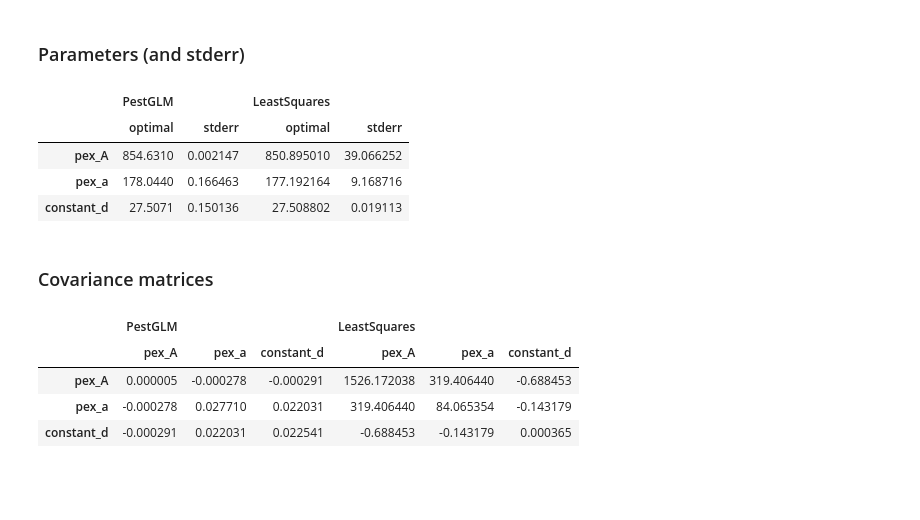
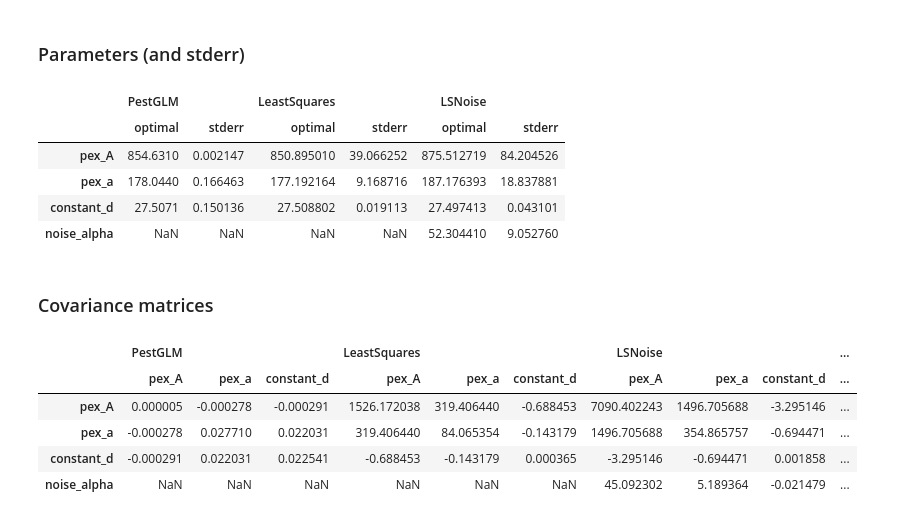
Before and after one commit to pastas/pastas-plugins, a Jupyter notebook: docs/examples/pest_pastas.ipynb, the cells around one changed output. Drawn from its saved outputs; the diff is of its cells as text; code cells hidden in the pictures; blank space fills up the shorter version.

```diff
--- a/docs/examples/pest_pastas.ipynb
+++ b/docs/examples/pest_pastas.ipynb
@@ -100,0 +103,6 @@ constant_d   27.508802   27.902000  True
+# %%
+ml_lsn = ml.copy()
+ml_lsn.name = "LSNoise"
+ml_lsn.add_noisemodel(ps.ArNoiseModel())
+ml_lsn.solve(solver=ps.LeastSquares())
+_ = ml_lsn.plots.results(stderr=True)
@@ -128,20 +156,22 @@ pd.concat([ml.stats.summary(), ml_ls.stats.summary()], axis=1, keys=[ml.name, ml
 # %% [markdown]
 ### Parameters (and stderr)
 # %%
-pd.concat([ml.parameters.loc[:, ["optimal", "stderr"]], ml_ls.parameters.loc[:, ["optimal", "stderr"]]], axis=1, keys=[ml.name, ml_ls.name])
+pd.concat([ml.parameters.loc[:, ["optimal", "stderr"]], ml_ls.parameters.loc[:, ["optimal", "stderr"]], ml_lsn.parameters.loc[:, ["optimal", "stderr"]]], axis=1, keys=[ml.name, ml_ls.name, ml_lsn.name])
 # %% [output]
-|  | PestGLM |  | LeastSquares |  |
-|  | optimal | stderr | optimal | stderr |
-| pex_A | 854.6310 | 0.002147 | 850.895010 | 39.066252 |
-| pex_a | 178.0440 | 0.166463 | 177.192164 | 9.168716 |
-| constant_d | 27.5071 | 0.150136 | 27.508802 | 0.019113 |
+|  | PestGLM |  | LeastSquares |  | LSNoise |  |
+|  | optimal | stderr | optimal | stderr | optimal | stderr |
+| pex_A | 854.6310 | 0.002147 | 850.895010 | 39.066252 | 875.512719 | 84.204526 |
+| pex_a | 178.0440 | 0.166463 | 177.192164 | 9.168716 | 187.176393 | 18.837881 |
+| constant_d | 27.5071 | 0.150136 | 27.508802 | 0.019113 | 27.497413 | 0.043101 |
+| noise_alpha | NaN | NaN | NaN | NaN | 52.304410 | 9.052760 |
 # %% [markdown]
 ### Covariance matrices
 # %%
-pd.concat([ml.solver.pcov, ml_ls.solver.pcov], axis=1, keys=[ml.name, ml_ls.name])
+pd.concat([ml.solver.pcov, ml_ls.solver.pcov, ml_lsn.solver.pcov], axis=1, keys=[ml.name, ml_ls.name, ml_lsn.name])
 # %% [output]
-|  | PestGLM |  |  | LeastSquares |  |  |
-|  | pex_A | pex_a | constant_d | pex_A | pex_a | constant_d |
-| pex_A | 0.000005 | -0.000278 | -0.000291 | 1526.172038 | 319.406440 | -0.688453 |
-| pex_a | -0.000278 | 0.027710 | 0.022031 | 319.406440 | 84.065354 | -0.143179 |
-| constant_d | -0.000291 | 0.022031 | 0.022541 | -0.688453 | -0.143179 | 0.000365 |
+|  | PestGLM |  |  | LeastSquares |  |  | LSNoise |  |  | ... |
+|  | pex_A | pex_a | constant_d | pex_A | pex_a | constant_d | pex_A | pex_a | constant_d | ... |
+| pex_A | 0.000005 | -0.000278 | -0.000291 | 1526.172038 | 319.406440 | -0.688453 | 7090.402243 | 1496.705688 | -3.295146 | ... |
+| pex_a | -0.000278 | 0.027710 | 0.022031 | 319.406440 | 84.065354 | -0.143179 | 1496.705688 | 354.865757 | -0.694471 | ... |
+| constant_d | -0.000291 | 0.022031 | 0.022541 | -0.688453 | -0.143179 | 0.000365 | -3.295146 | -0.694471 | 0.001858 | ... |
+| noise_alpha | NaN | NaN | NaN | NaN | NaN | NaN | 45.092302 | 5.189364 | -0.021479 | ... |
```
Also changed, not shown: parts of 4 cells of this notebook, 1 other file.
